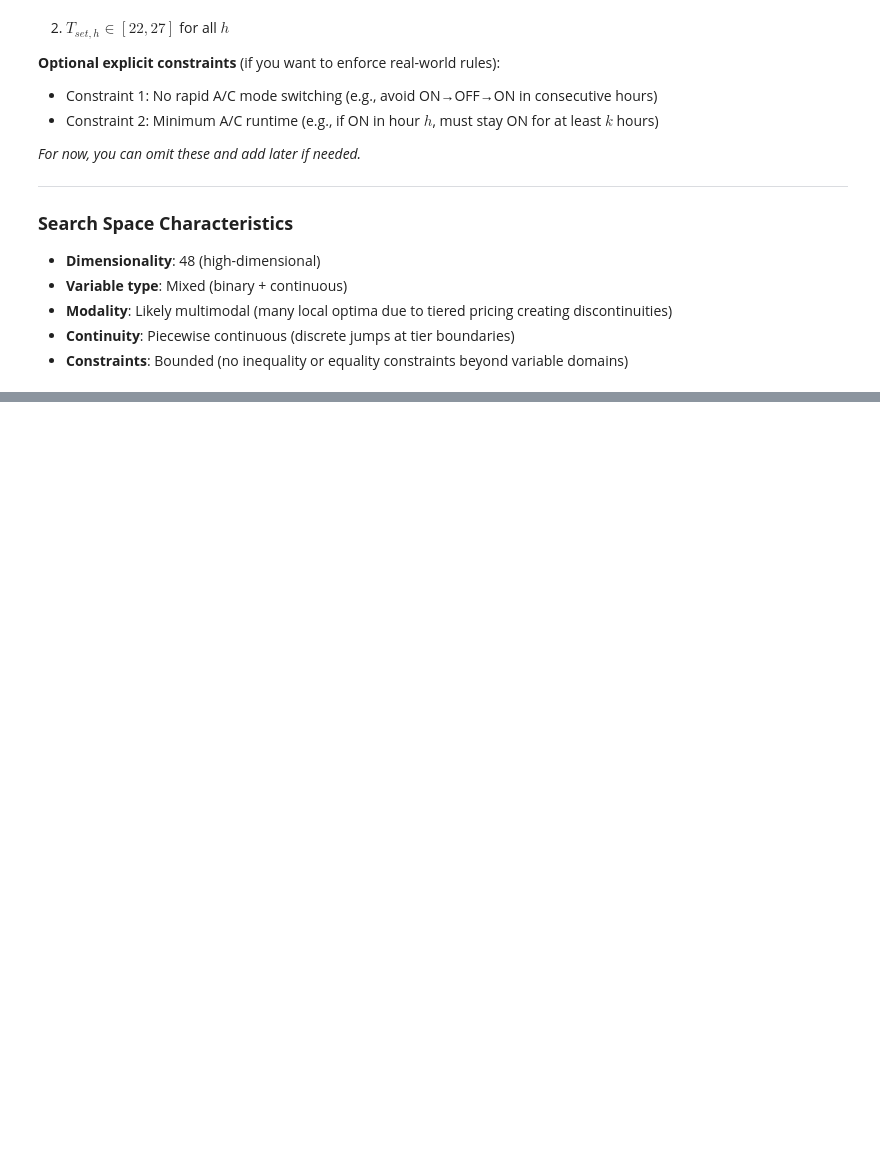
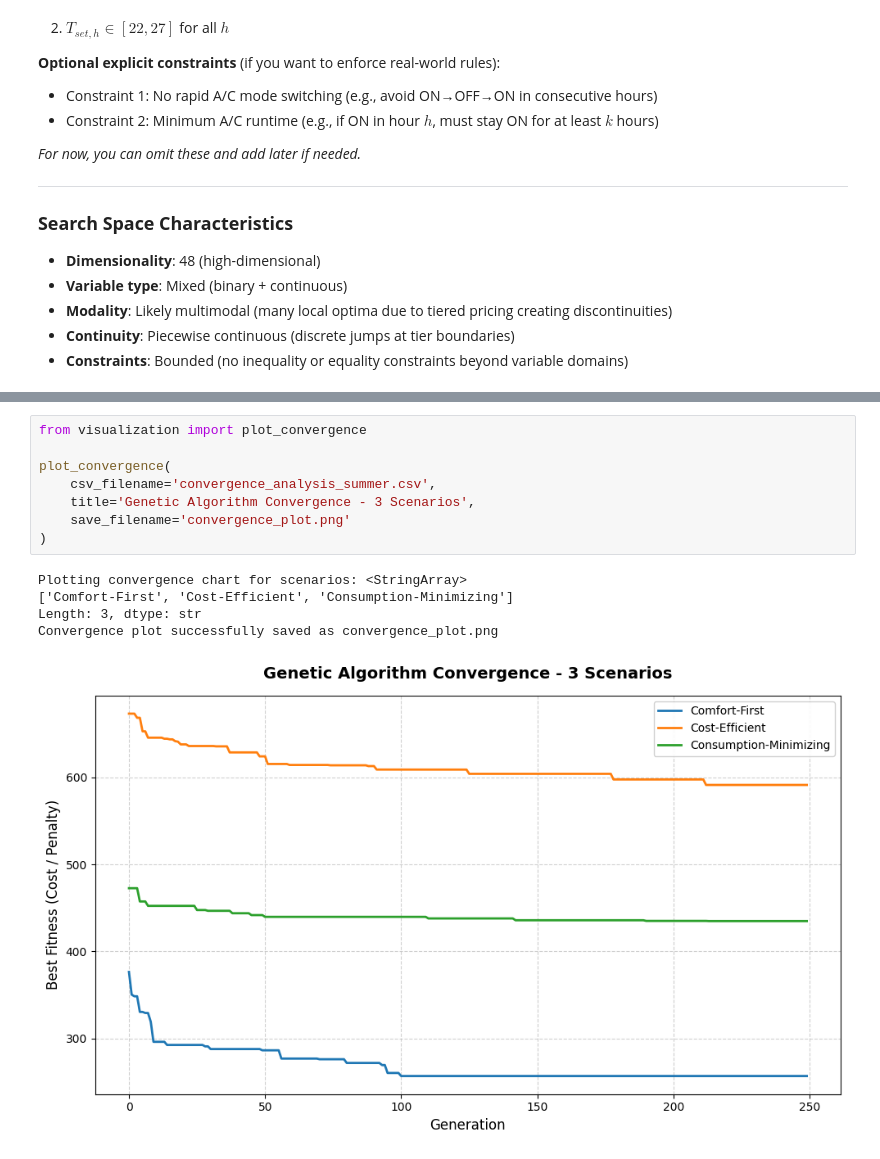
Before and after one commit to Sui-nyan/Soft-Computing, a Jupyter notebook: Assignment_3/algorithm.ipynb, the cells around one changed output, grey strips where cells are left out. Drawn from its saved outputs; the diff is of its cells as text; blank space fills up the shorter version.

```diff
--- a/Assignment_3/algorithm.ipynb
+++ b/Assignment_3/algorithm.ipynb
@@ -292,0 +365,14 @@ Convergence analysis written to convergence_analysis.csv
+# %%
+from visualization import plot_convergence
+
+plot_convergence(
+    csv_filename='convergence_analysis_summer.csv',
+    title='Genetic Algorithm Convergence - 3 Scenarios',
+    save_filename='convergence_plot.png'
+)
+# %% [output]
+Plotting convergence chart for scenarios: <StringArray>
+['Comfort-First', 'Cost-Efficient', 'Consumption-Minimizing']
+Length: 3, dtype: str
+Convergence plot successfully saved as convergence_plot.png
+[figure, added]
```
Also changed, not shown: parts of 3 cells of this notebook, 9 other files.
